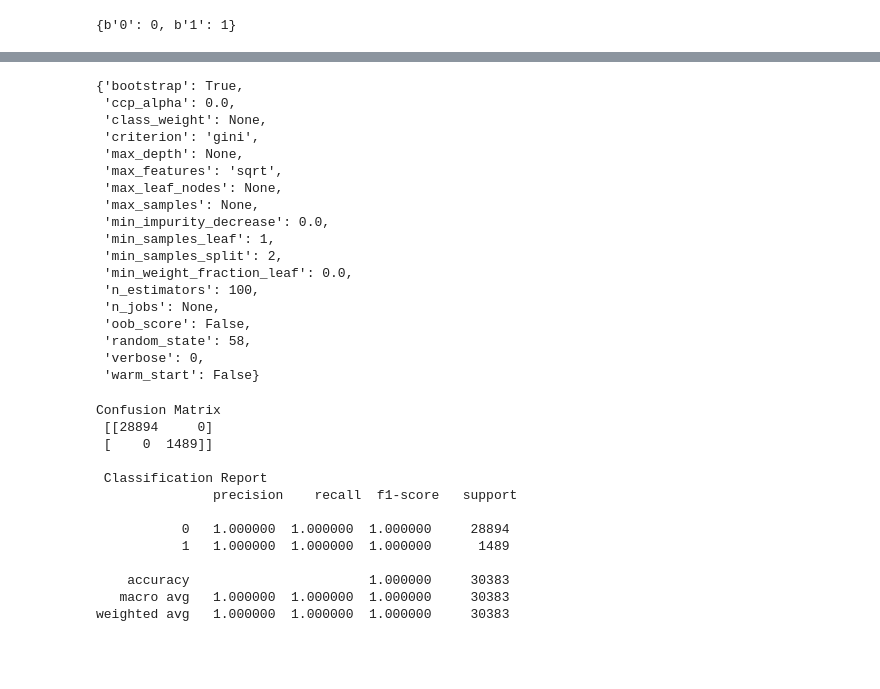
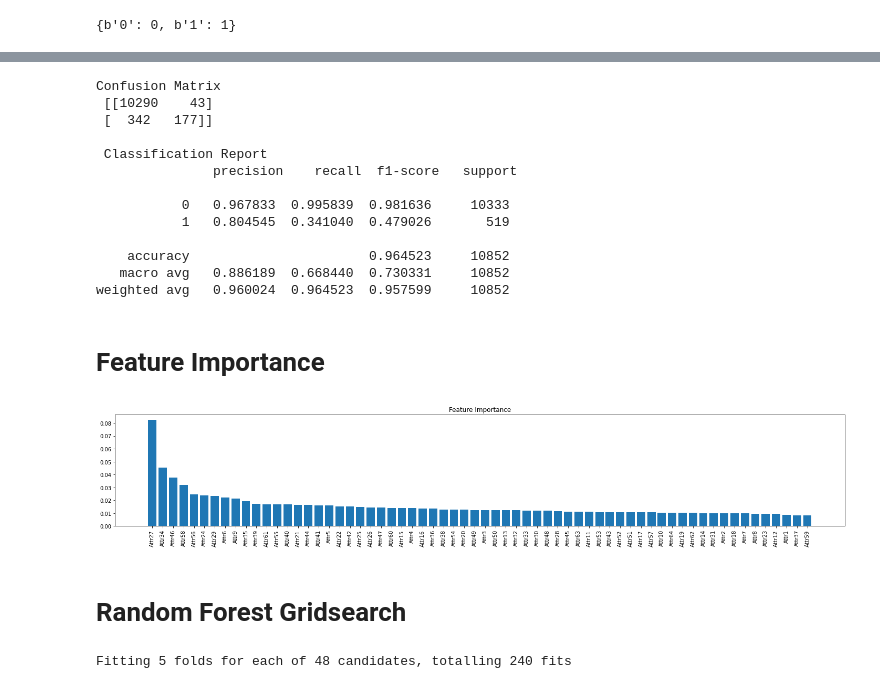
Before and after one commit to scottdyl/qtw, a Jupyter notebook: case study 4/Model_D.ipynb, the cells around one changed output, grey strips where cells are left out. Saved outputs shown, nothing was run; the diff lists cells and outputs as text; code cells hidden in the pictures; blank space fills up the shorter version.

Commit message:
random forest added

```diff
--- a/case study 4/Model_D.ipynb
+++ b/case study 4/Model_D.ipynb
@@ -108,8 +106,7 @@ Name: class, dtype: int64
 X = full_df.loc[:, full_df.columns != 'class'].values
 y = full_df['class'].values
 
-
-X_train, X_test, y_train, y_test = train_test_split(X, y, test_size = 0.30, random_state = 58)
+X_train, X_test, y_train, y_test = train_test_split(X, y, test_size = 0.25, random_state = 58)
 # %%
 from sklearn.impute import SimpleImputer
 
@@ -130,39 +145,45 @@ RandomForestClassifier(random_state=58)
-# %%
-rf_clf1.get_params()
-# %% [output]
-{'bootstrap': True,
- 'ccp_alpha': 0.0,
- 'class_weight': None,
- 'criterion': 'gini',
- 'max_depth': None,
- 'max_features': 'sqrt',
- 'max_leaf_nodes': None,
- 'max_samples': None,
- 'min_impurity_decrease': 0.0,
- 'min_samples_leaf': 1,
- 'min_samples_split': 2,
- 'min_weight_fraction_leaf': 0.0,
- 'n_estimators': 100,
- 'n_jobs': None,
- 'oob_score': False,
- 'random_state': 58,
- 'verbose': 0,
- 'warm_start': False}
 # %%
-y_hat_rf_train1 = rf_clf1.predict(X_train)
-print("Confusion Matrix \n",confusion_matrix(y_train, y_hat_rf_train1))
-print("\n Classification Report \n",classification_report(y_train, y_hat_rf_train1, digits=6))
+y_hat_rf_test1 = rf_clf1.predict(X_test)
+print("Confusion Matrix \n",confusion_matrix(y_test, y_hat_rf_test1))
+print("\n Classification Report \n",classification_report(y_test, y_hat_rf_test1, digits=6))
 # %% [output]
 Confusion Matrix
- [[28894     0]
- [    0  1489]]
+ [[10290    43]
+ [  342   177]]
 
  Classification Report
                precision    recall  f1-score   support
 
-           0   1.000000  1.000000  1.000000     28894
-           1   1.000000  1.000000  1.000000      1489
+           0   0.967833  0.995839  0.981636     10333
+           1   0.804545  0.341040  0.479026       519
 
-    accuracy                       1.000000     30383
-   macro avg   1.000000  1.000000  1.000000     30383
-weighted avg   1.000000  1.000000  1.000000     30383
+    accuracy                       0.964523     10852
+   macro avg   0.886189  0.668440  0.730331     10852
+weighted avg   0.960024  0.964523  0.957599     10852
+# %% [markdown]
+# Feature Importance
+# %%
+feature_importances = rf_clf1.feature_importances_
+sorted_indices = np.argsort(feature_importances)[::-1]
+plt.figure(figsize=(20,4))
+plt.title('Feature Importance')
+plt.bar(range(X_train.shape[1]), feature_importances[sorted_indices], align='center')
+plt.xticks(range(X_train.shape[1]), X_train.columns[sorted_indices], rotation=90)
+plt.tight_layout()
+plt.show()
+# %% [output]
+[figure, added]
+# %% [markdown]
+# Random Forest Gridsearch
+# %%
+rf_clf2 = RandomForestClassifier(random_state=58)
+param_grid = {
+    'n_estimators': [25,50,100,200],
+    'max_features': ['auto', 'sqrt'],
+    'max_depth' : [10,15,20],
+    'criterion' :['gini', 'entropy']
+}
+CV_rfc = GridSearchCV(estimator=rf_clf2, param_grid=param_grid, cv= 5)
+CV_rfc.fit(X_train, y_train)
+# %% [output]
+Fitting 5 folds for each of 48 candidates, totalling 240 fits
```
Also changed, not shown: parts of 13 cells of this notebook, 2 other files.
